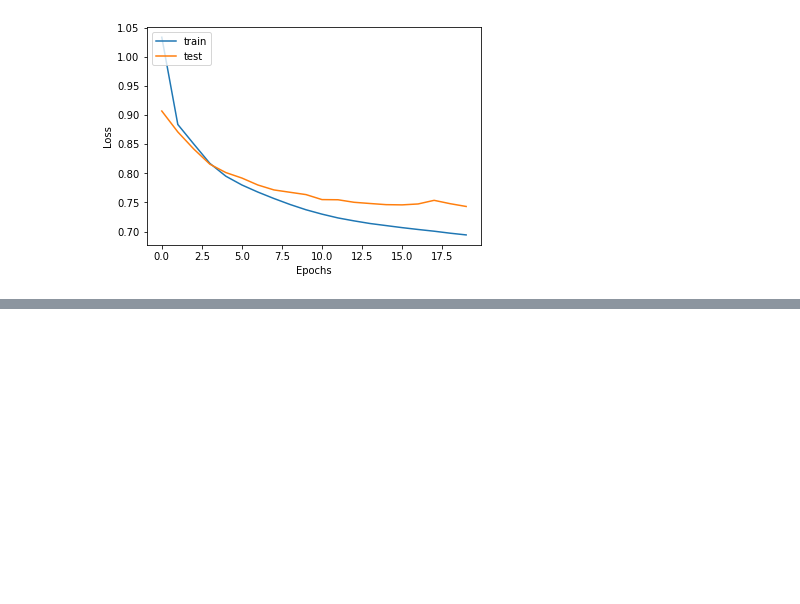
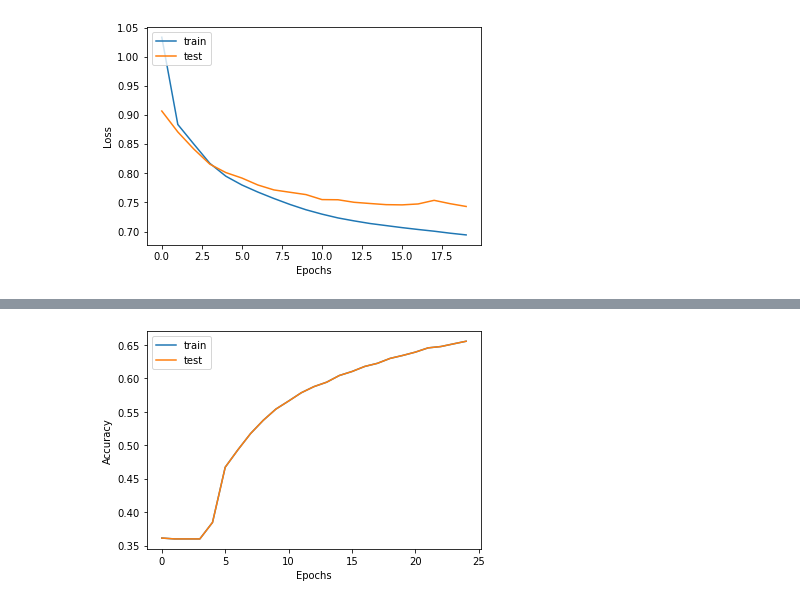
Before and after one commit to aish21/CE-CZ-4045-Natural-Language-Processing-NLP, a Jupyter notebook: scripts/NN_Supervised_Learning.ipynb, the cells around one changed output, grey strips where cells are left out. Saved outputs shown, nothing was run; the diff lists cells and outputs as text; code cells hidden in the pictures; blank space fills up the shorter version.

```diff
--- a/scripts/NN_Supervised_Learning.ipynb
+++ b/scripts/NN_Supervised_Learning.ipynb
@@ -291,0 +264,12 @@ model2.save('../models/Trained-Models/trial2h5')
+# %%
+# Trial 3 - (25, 64)
+model3 = Sequential()
+model3.add(Embedding(max_words, 40, input_length = X.shape[1]))
+model3.add(Conv1D(20, 6, activation='relu', kernel_regularizer = regularizers.l1_l2(l1=2e-3, l2=2e-3), bias_regularizer=regularizers.l2(2e-3)))
+model3.add(MaxPooling1D(5))
+model3.add(Conv1D(20, 6, activation='relu', kernel_regularizer = regularizers.l1_l2(l1=2e-3, l2=2e-3), bias_regularizer=regularizers.l2(2e-3)))
+model3.add(GlobalMaxPooling1D())
+model3.add(Dense(3, activation='softmax'))
+model3.compile(optimizer = 'rmsprop', loss = 'categorical_crossentropy', metrics = ['acc'])
+
+print(model.summary())
@@ -291,0 +294,2 @@ model2.save('../models/Trained-Models/trial2h5')
+# %%
+history3 = model3.fit(X_train, Y_train, epochs = 25, batch_size=64, validation_data=(X_test, Y_test))
@@ -291,0 +314,10 @@ model2.save('../models/Trained-Models/trial2h5')
+# %%
+#Plotting the accuracies
+plt.plot(history3.history['acc'])
+plt.plot(history3.history['acc'])
+plt.ylabel('Accuracy')
+plt.xlabel('Epochs')
+plt.legend(['train', 'test'], loc='upper left')
+plt.savefig('../models/Plots/Trial3_acc.png')
+# %% [output]
+[figure, added]
```
Also changed, not shown: parts of 17 cells of this notebook, 21 other files.
